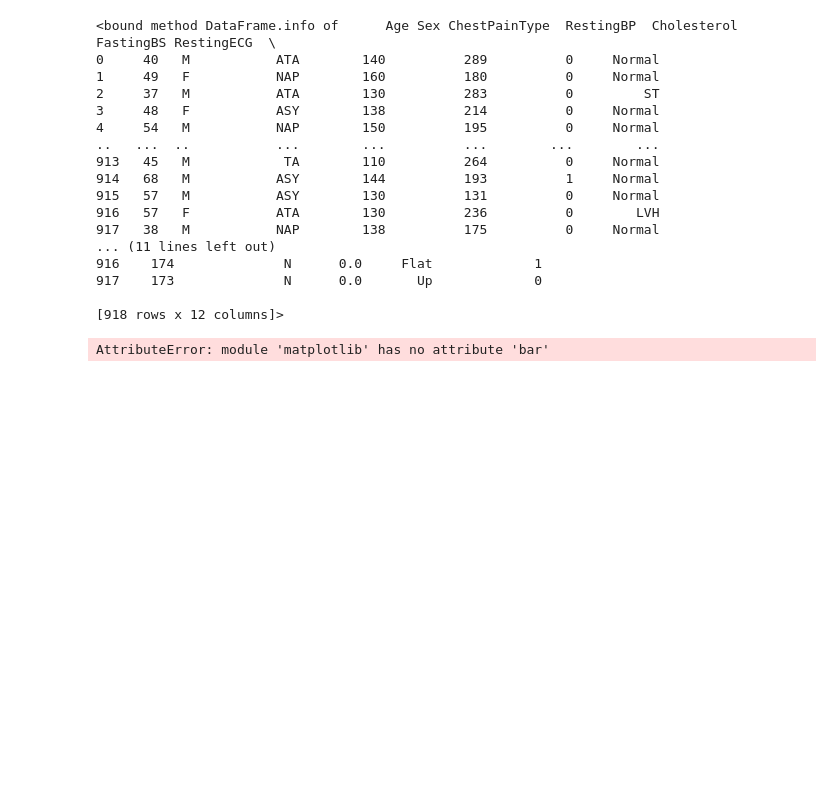
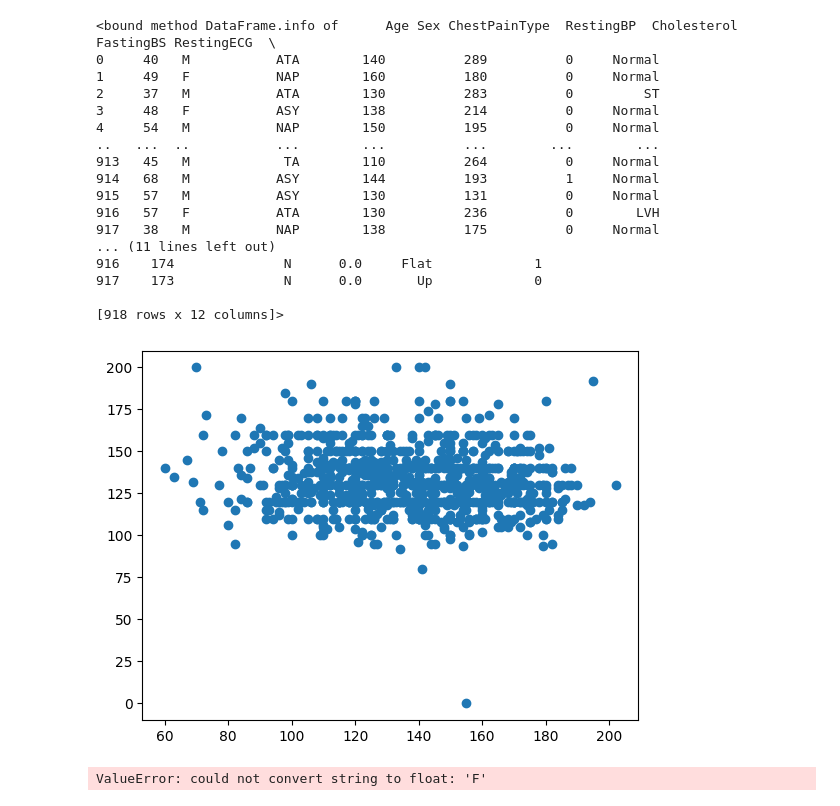
Before and after one commit to zakzak45/MachineLearning, a Jupyter notebook: main1.ipynb, the cells around one changed output. Drawn from its saved outputs; the diff is of its cells as text; code cells hidden in the pictures; blank space fills up the shorter version.

Commit message:
fitting the model

```diff
--- a/main1.ipynb
+++ b/main1.ipynb
@@ -37,11 +39,26 @@ print(df.info)
 
 [918 rows x 12 columns]>
 # %%
-x=df['Age']
-y=df['HeartDisease']
-
-
-plt.bar(x,y)
+x=df['MaxHR'].values
+y=df['RestingBP'].values
+plt.scatter(x,y)
 plt.show()
 # %% [output]
-AttributeError: module 'matplotlib' has no attribute 'bar'
+[figure, added]
+# %%
+
+
+X=df.drop(['HeartDisease'],axis=1)
+y=df[['HeartDisease']]
+
+
+X_train,X_test,y_train,y_test=train_test_split(X,y,test_size=0.20)
+
+
+model_LR =LinearRegression()
+model_LR.fit(X_train,y_train)
+y_pred=model_LR.predict(X_test)
+
+print(mean_absolute_percentage_error(y_test,y_pred))
+# %% [output]
+ValueError: could not convert string to float: 'F'
```
Also changed, not shown: parts of 1 cell of this notebook.
